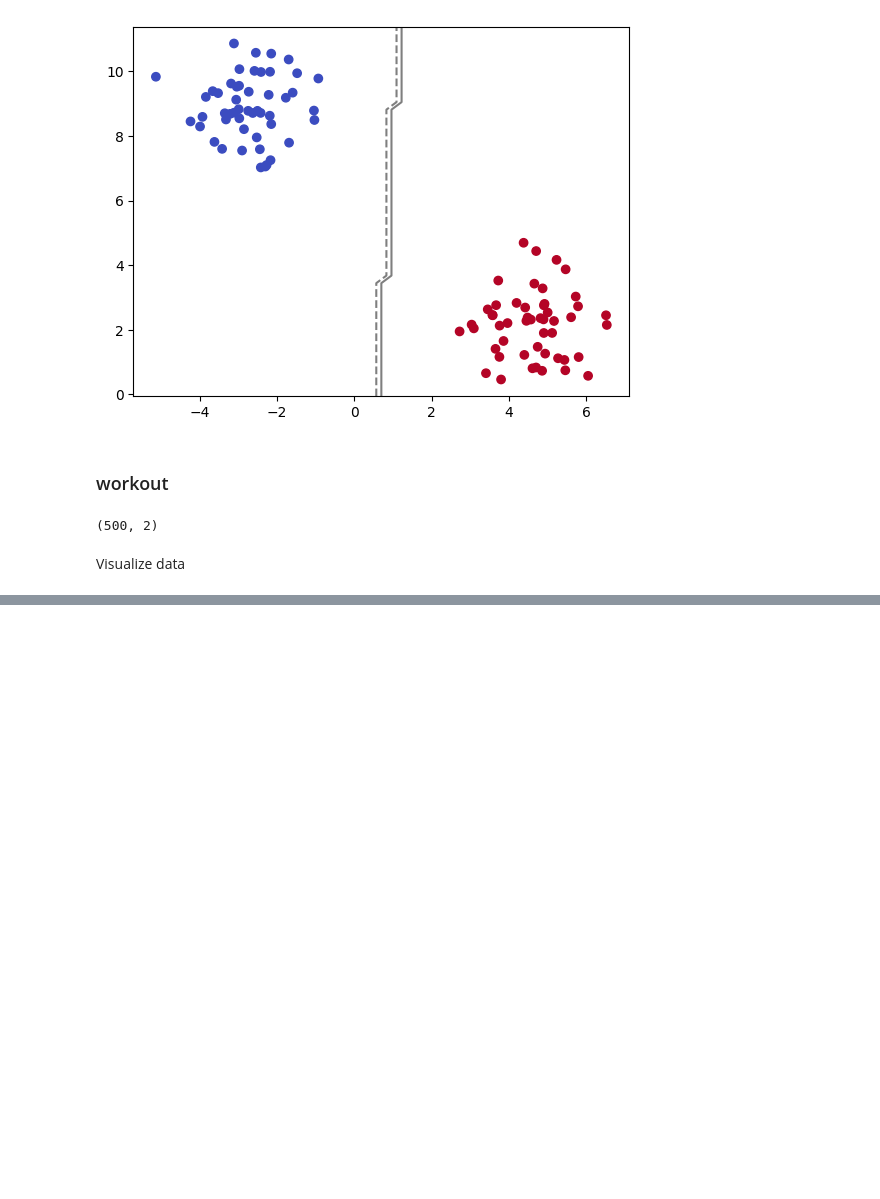
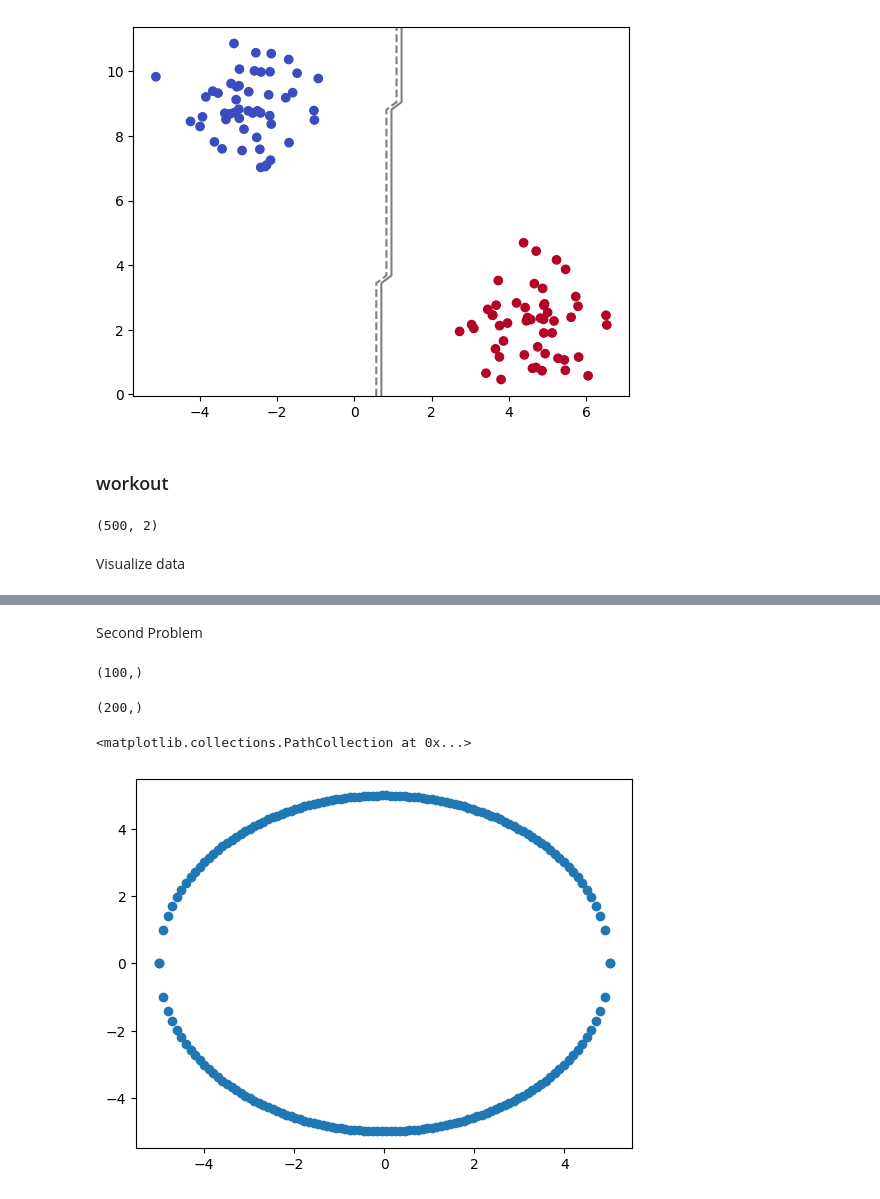
Before and after one commit to arjunravi26/Data-Science-Bootcamp, a Jupyter notebook: Week 17/Classification/svm.ipynb, the cells around one changed output, grey strips where cells are left out. Cells and saved outputs as stored; diff of their text form; code cells hidden in the pictures; blank space fills up the shorter version.

```diff
--- a/Week 17/Classification/svm.ipynb
+++ b/Week 17/Classification/svm.ipynb
@@ -165,0 +166,21 @@ plt.show()
+# %% [markdown]
+Second Problem
+# %%
+x1 = np.linspace(-5.0,5.0,100)
+y1 = np.sqrt(5**2 - x1**2)
+# %%
+y1.shape
+# %% [output]
+(100,)
+# %%
+y1 = np.hstack([y1,-y1])
+x1 = np.hstack([x1,-x1])
+# %%
+y1.shape
+# %% [output]
+(200,)
+# %%
+plt.scatter(x1,y1)
+# %% [output]
+<matplotlib.collections.PathCollection at 0x...>
+[figure, added]
```
Also changed, not shown: parts of 4 cells of this notebook.
